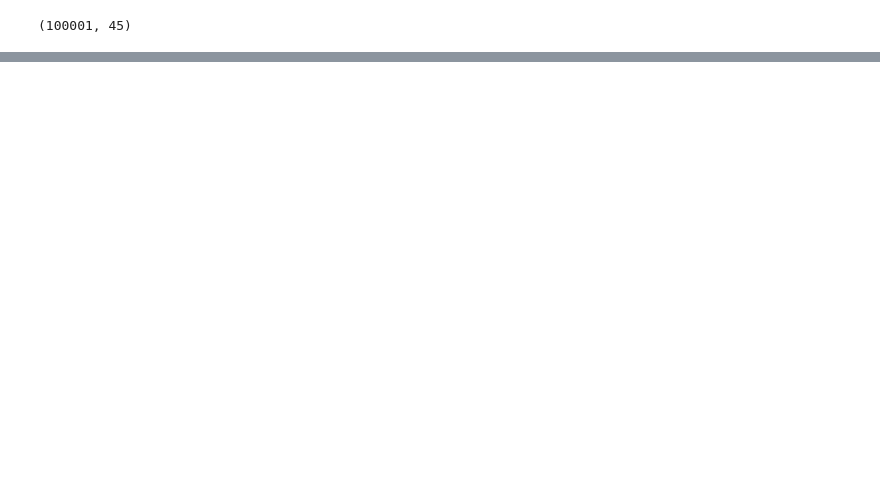
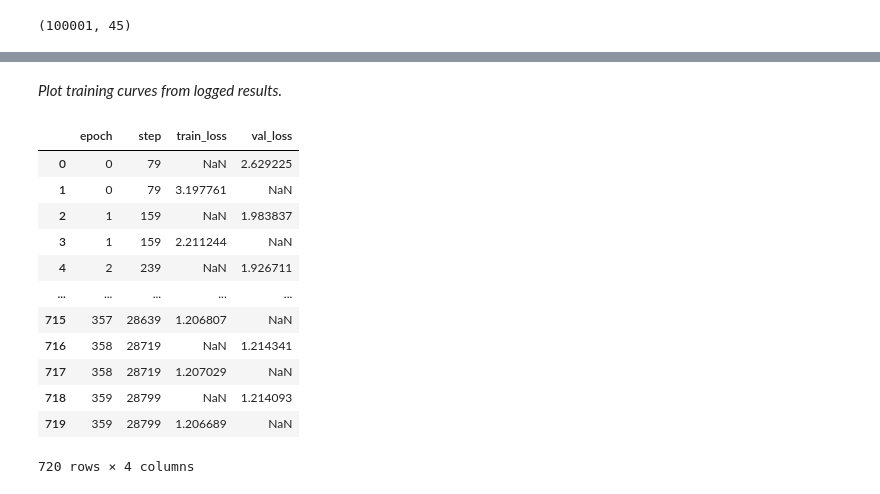
Before and after one commit to NeuralTSNE/NeuralTSNE, a Jupyter notebook: examples/example-adp.ipynb, the cells around one changed output, grey strips where cells are left out. Drawn from its saved outputs; the diff is of its cells as text; code cells hidden in the pictures; blank space fills up the shorter version.

```diff
--- a/examples/example-adp.ipynb
+++ b/examples/example-adp.ipynb
@@ -120,0 +212,22 @@ plt.tight_layout()
+# %% [markdown]
+_Plot training curves from logged results._
+# %%
+run_number = 0
+
+log = pd.read_csv("lightning_logs/version_" + str(run_number) + "/metrics.csv")
+# %%
+log
+# %% [output]
+|  | epoch | step | train_loss | val_loss |
+| 0 | 0 | 79 | NaN | 2.629225 |
+| 1 | 0 | 79 | 3.197761 | NaN |
+| 2 | 1 | 159 | NaN | 1.983837 |
+| 3 | 1 | 159 | 2.211244 | NaN |
+| 4 | 2 | 239 | NaN | 1.926711 |
+| ... | ... | ... | ... | ... |
+| 715 | 357 | 28639 | 1.206807 | NaN |
+| 716 | 358 | 28719 | NaN | 1.214341 |
+| 717 | 358 | 28719 | 1.207029 | NaN |
+| 718 | 359 | 28799 | NaN | 1.214093 |
+| 719 | 359 | 28799 | 1.206689 | NaN |
+720 rows × 4 columns
```
Also changed, not shown: parts of 26 cells of this notebook, 2 other files.
